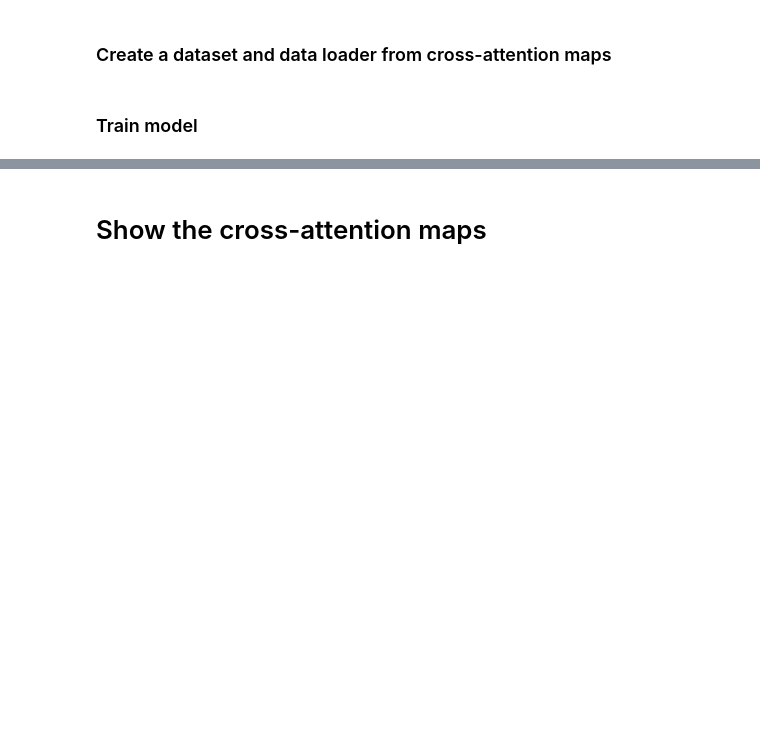
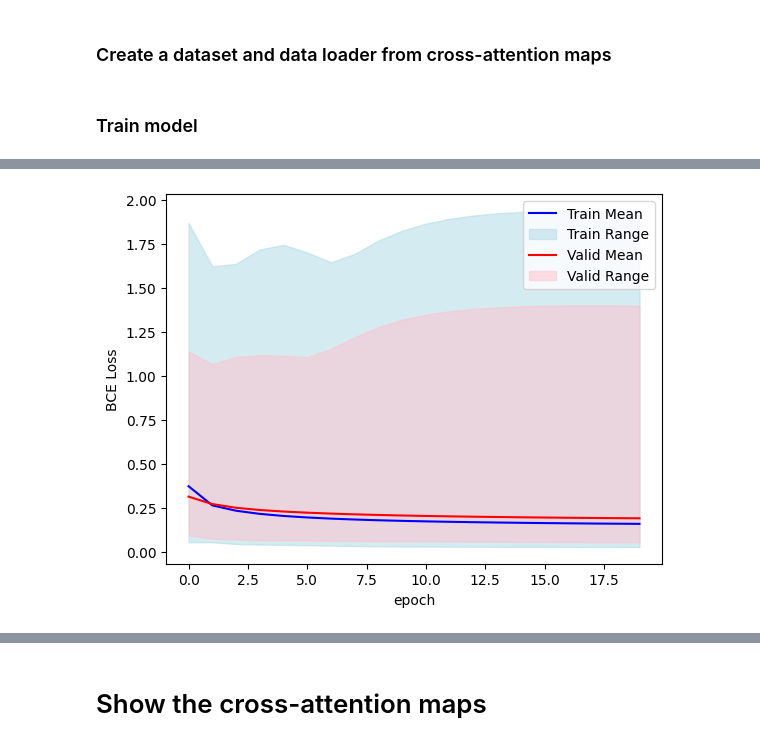
Before and after one commit to chrisoffner/dl23_course_project, a Jupyter notebook: notebooks/cross_attn_experiment_aa.ipynb, the cells around one changed output, grey strips where cells are left out. Cells and saved outputs as stored; diff of their text form; code cells hidden in the pictures; blank space fills up the shorter version.

```diff
--- a/notebooks/cross_attn_experiment_aa.ipynb
+++ b/notebooks/cross_attn_experiment_aa.ipynb
@@ -174,0 +206,29 @@ plt.show()
+# %%
+y_train = np.array(losses_train_all)
+y_valid = np.array(losses_valid_all)
+
+x = list(range(len(y_train)))
+y_train_mean = np.mean(y_train, axis=1)
+y_train_min = np.min(y_train, axis=1)
+y_train_max = np.max(y_train, axis=1)
+y_valid_mean = np.mean(y_valid, axis=1)
+y_valid_min = np.min(y_valid, axis=1)
+y_valid_max = np.max(y_valid, axis=1)
+
+# Plot the line on the mean and shaded area of the range for training losses
+plt.plot(x, y_train_mean, color='blue', label='Train Mean')
+plt.fill_between(x, y_train_min, y_train_max, color='lightblue', alpha=0.5, label='Train Range')
+
+# Plot the line on the mean and shaded area of the range for validation losses
+plt.plot(x, y_valid_mean, color='red', label='Valid Mean')
+plt.fill_between(x, y_valid_min, y_valid_max, color='pink', alpha=0.5, label='Valid Range')
+
+# Add labels and legend
+plt.xlabel('epoch')
+plt.ylabel('BCE Loss')
+plt.legend()
+
+# Show the plot
+plt.show()
+# %% [output]
+[figure, added]
```
Also changed, not shown: parts of 39 cells of this notebook, 2 other files.
